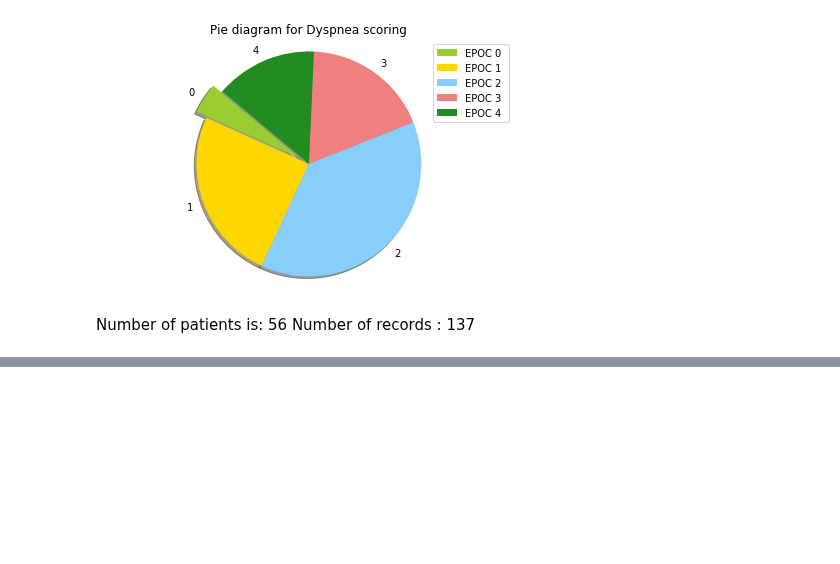
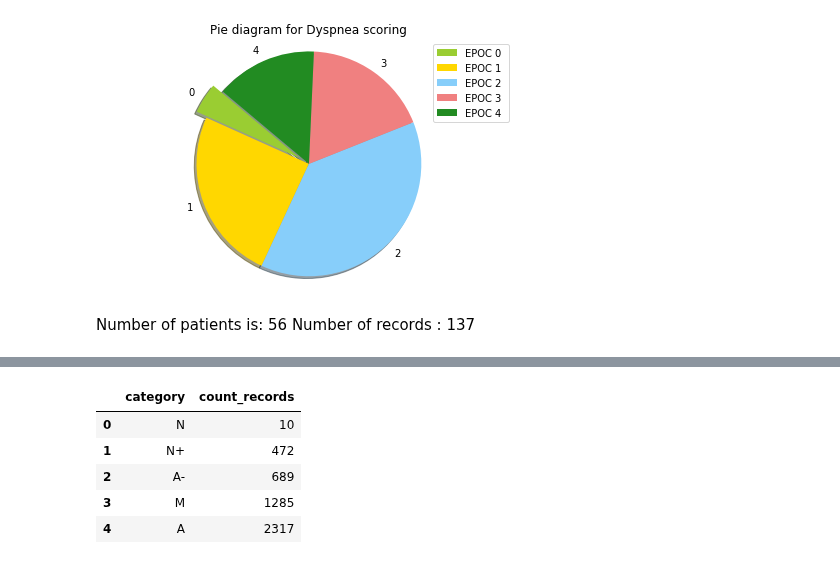
Before and after one commit to DS4A-T22/exploratory_data_analysis, a Jupyter notebook: EDA-Dysnea.ipynb, the cells around one changed output, grey strips where cells are left out. Saved outputs shown, nothing was run; the diff lists cells and outputs as text; code cells hidden in the pictures; blank space fills up the shorter version.

```diff
--- a/EDA-Dysnea.ipynb
+++ b/EDA-Dysnea.ipynb
@@ -169,0 +196,9 @@ Number of records :  137
+# %%
+num_records_per_category
+# %% [output]
+|  | category | count_records |
+| 0 | N | 10 |
+| 1 | N+ | 472 |
+| 2 | A- | 689 |
+| 3 | M | 1285 |
+| 4 | A | 2317 |
```
Also changed, not shown: parts of 10 cells of this notebook, 3 other files.
